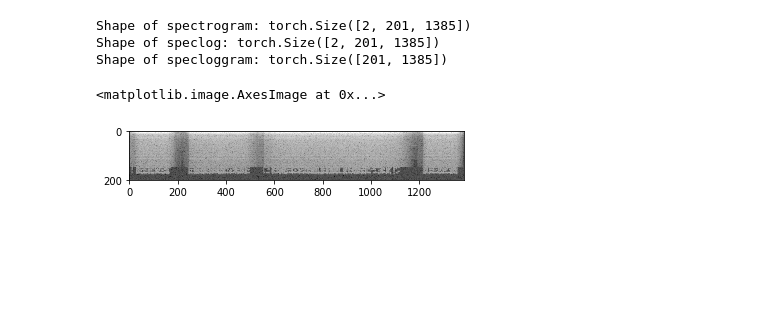
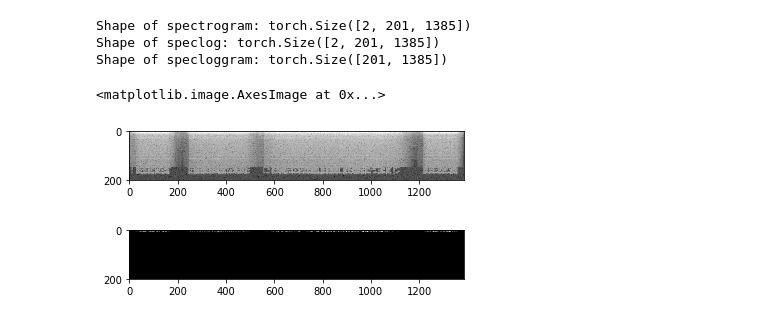
Before and after one commit to zexiplus/Dive-into-DL-PyTorch, a Jupyter notebook: code/lab/torchaudio.ipynb, the cells around one changed output. Cells and saved outputs as stored; diff of their text form; code cells hidden in the pictures; blank space fills up the shorter version.

```diff
--- a/code/lab/torchaudio.ipynb
+++ b/code/lab/torchaudio.ipynb
@@ -30,18 +38,21 @@ Shape of waveform: 44100
 # %%
 specgram = torchaudio.transforms.Spectrogram()(waveform)
 speclog = specgram.log2()
 specloggram = specgram.log2()[0,:,:]
 
 print("Shape of spectrogram: {}".format(specgram.size()))
 print("Shape of speclog: {}".format(speclog.size()))
 print("Shape of specloggram: {}".format(specloggram.size()))
 
 
 pyplot.figure()
 pyplot.imshow(specloggram.numpy(), cmap='gray')
+pyplot.figure()
+pyplot.imshow(specgram[0,:,:].numpy(), cmap='gray')
 # %% [output]
 Shape of spectrogram: torch.Size([2, 201, 1385])
 Shape of speclog: torch.Size([2, 201, 1385])
 Shape of specloggram: torch.Size([201, 1385])
 <matplotlib.image.AxesImage at 0x...>
 [figure]
+[figure, added]
```
Also changed, not shown: parts of 1 cell of this notebook, 23 other files.
